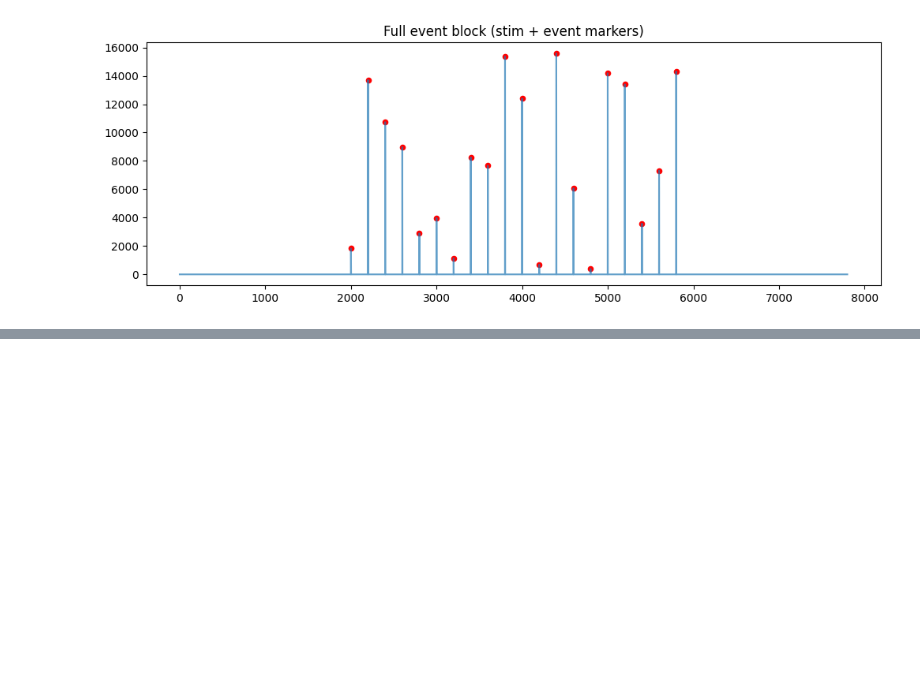
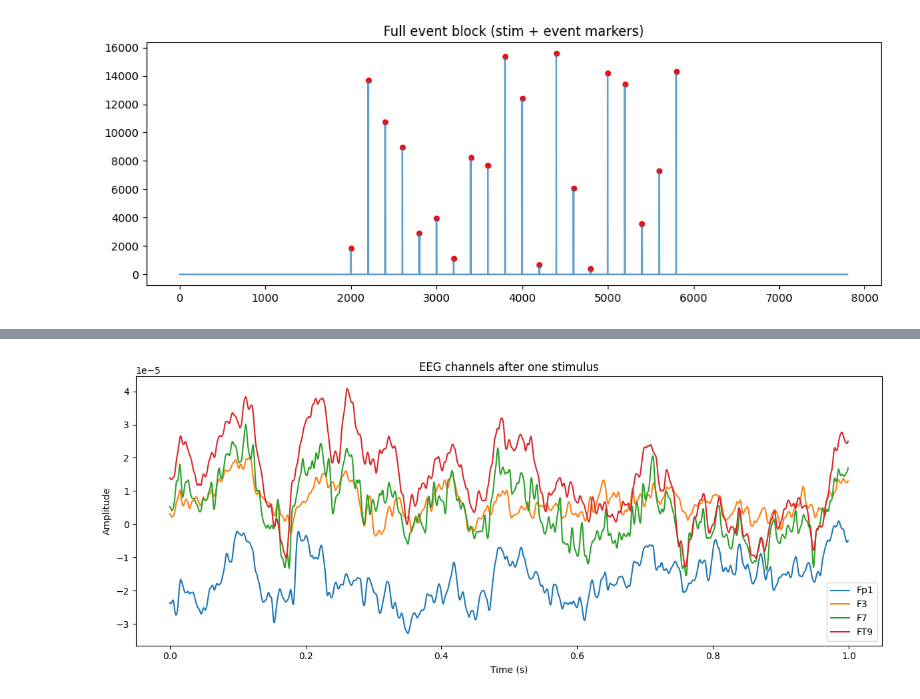
Before and after one commit to dragostraistaru/eeg-visual-decoding, a Jupyter notebook: notebooks/01_explorare_date.ipynb, the cells around one changed output, grey strips where cells are left out. Drawn from its saved outputs; the diff is of its cells as text; code cells hidden in the pictures; blank space fills up the shorter version.

Commit message:
feat: add EEG channel plot and image mapping exampples

```diff
--- a/notebooks/01_explorare_date.ipynb
+++ b/notebooks/01_explorare_date.ipynb
@@ -154,0 +160,20 @@ plt.show()
+# %%
+plt.figure(figsize=(12, 5))
+
+start = event_idx[100]
+window = 1000
+end = min(start + window, eeg.shape[1])
+
+t = np.arange(end - start) / sfreq  # secunde
+
+for i in range(4):
+    plt.plot(t, eeg[i, start:end], label=ch_names[i])
+
+plt.title("EEG channels after one stimulus")
+plt.xlabel("Time (s)")
+plt.ylabel("Amplitude")
+plt.legend()
+plt.tight_layout()
+plt.show()
+# %% [output]
+[figure, added]
```
Also changed, not shown: parts of 3 cells of this notebook.
